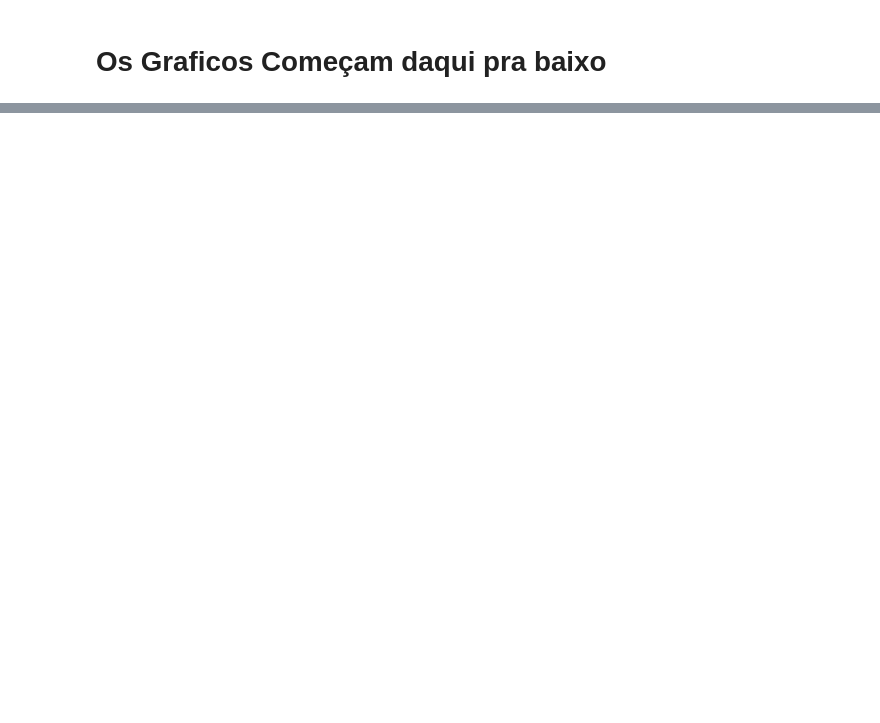
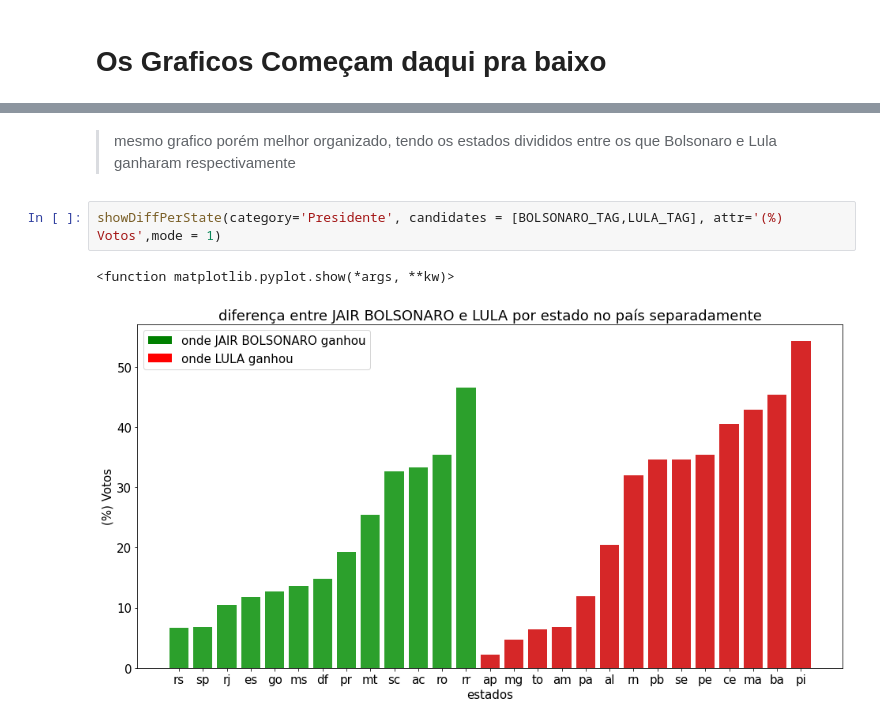
Before and after one commit to luisArthurRodriguesDaSilva/analise-eleicoes-brasileiras-2022, a Jupyter notebook: apuração.ipynb, the cells around one changed output, grey strips where cells are left out. Saved outputs shown, nothing was run; the diff lists cells and outputs as text; blank space fills up the shorter version.

```diff
--- a/apuração.ipynb
+++ b/apuração.ipynb
@@ -188,0 +162,7 @@ plt.show()
+# %% [markdown]
+>mesmo grafico porém melhor organizado, tendo os estados divididos entre os que Bolsonaro e Lula ganharam respectivamente
+# %%
+showDiffPerState(category='Presidente', candidates = [BOLSONARO_TAG,LULA_TAG], attr='(%) Votos',mode = 1)
+# %% [output]
+<function matplotlib.pyplot.show(*args, **kw)>
+[figure, added]
```
Also changed, not shown: parts of 13 cells of this notebook.
